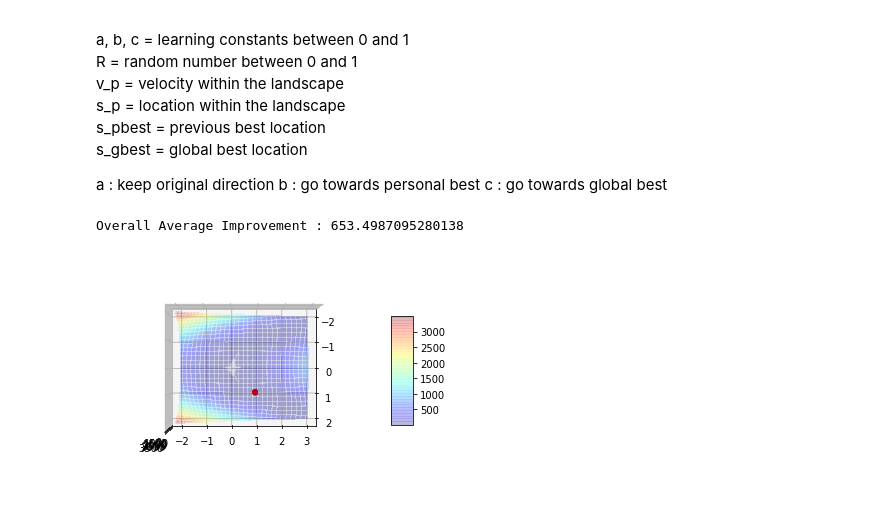
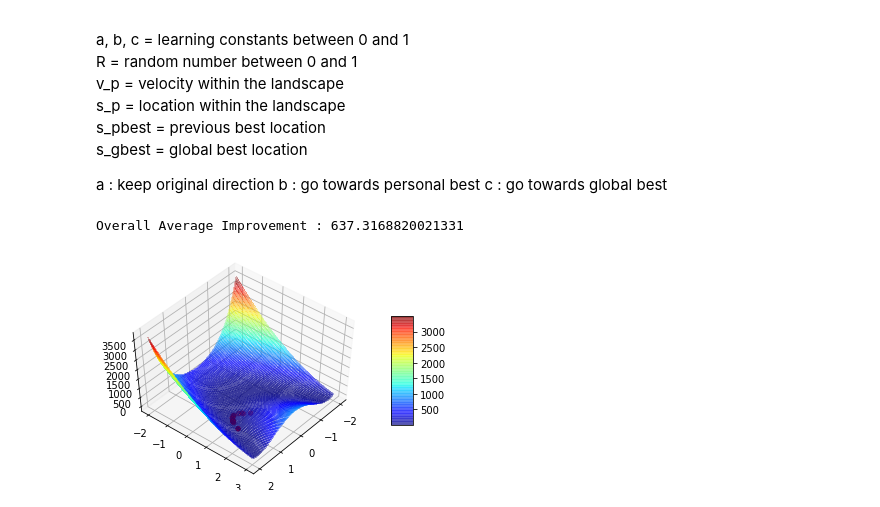
Before and after one commit to DeastinY/partial_swarm_optimization, a Jupyter notebook: Particle Swarm Optimization.ipynb, the cells around one changed output. Saved outputs shown, nothing was run; the diff lists cells and outputs as text; code cells hidden in the pictures.

```diff
--- a/Particle Swarm Optimization.ipynb
+++ b/Particle Swarm Optimization.ipynb
@@ -25,16 +25,16 @@ def plot(f, points = None, name = None):
     X, Y = np.meshgrid(X, Y)
     Z=f(X, Y)
 
-    surf = ax.plot_surface(X, Y, Z, rstride=1, cstride=1, cmap=cm.jet, linewidth=0, antialiased=False, alpha=0.1)
+    surf = ax.plot_surface(X, Y, Z, rstride=1, cstride=1, cmap=cm.jet, linewidth=0, antialiased=False, alpha=0.3)
     fig.colorbar(surf, shrink=0.5, aspect=5)
 
     if points:
-        ax.scatter(*points, 100, c="red")
+        ax.scatter(*points, f(*points), c="red")
 
-    ax.view_init(elev=90, azim=0)
+    ax.view_init(elev=50, azim=40)
     if name:
         fig.savefig(name, dpi=300)
         plt.close()
 
-plot(rastrigin)
+plot(rosenbrock)
 # %% [output]
@@ -52,7 +52,7 @@ a : keep original direction
 b : go towards personal best
 c : go towards global best
 # %%
-def simulate(f):
+def simulate(f, save_images):
     a, b, c = 1, 1, 1
     # Particle Starting Positions
     X = np.arange(-2, 2, 1)
@@ -67,42 +67,43 @@ def simulate(f):
     iterations = 100
     best = None
     for it in range(iterations):
-        # Move according to velocity
-        Vs = 0.1
         a = (iterations-it)/iterations
         b = 0.3
         c = it/iterations
-        if not best is None and f(X[best],Y[best]) < 0.1:
+        if f is rastrigin and best is not None and f(X[best],Y[best]) < 0.1:
             a = 0
             b = 0
             c = 1
+
+        # Move according to velocity
+        Vs = 0.1
         original_round = np.average(f(X, Y))
         X, Y = X+Vdx*Vs, Y+Vdy*Vs
         new_round = np.average(f(X, Y))
         # Determine personal best position
         for i in range(X.shape[0]):
             for j in range(X.shape[1]):
                 fitness = f(X[i, j],Y[i, j])
                 if fitness <= Sv[i, j]:
                     Sv[i, j], Sx[i, j], Sy[i, j] = fitness, X[i, j], Y[i, j]
                     #print("Fitness for {}/{} updated to {}".format(i, j, fitness))
         # Global best position
         best = np.argmin(f(X, Y))
         best = np.unravel_index(best, X.shape)
         #print("{} Global Best : {:.2f} Average Improvement : {:.2f}".format(it, f(X[best], Y[best]), original_round - new_round))
         # Determine new velocity
         nVdx = a*Vdx+b*(Sx-X)+c*(X[best]-X)
         nVdy = a*Vdy+b*(Sy-Y)+c*(Y[best]-Y)
         Vdx = np.clip(nVdx, -1, 1)
         Vdy = np.clip(nVdy, -1, 1)
-        if it % (iterations/10) == 0:
-            plot(f, (X, Y), "image_{:d}.png".format(it//10))
+        if it % 5 == 0 and save_images:
+            plot(f, (X, Y), "image_{:d}.png".format(it//5))
     final = f(X, Y)
     print("Overall Average Improvement : {}".format(np.average(original-final)))
     plot(f, (X, Y))
 
 
-simulate(rastrigin)
+simulate(rosenbrock, True)
 # %% [output]
-Overall Average Improvement : 653.4987095280138
+Overall Average Improvement : 637.3168820021331
-[figure, old version]
+[figure, new version]
```
Also changed, not shown: parts of 1 cell of this notebook, 12 other files.
